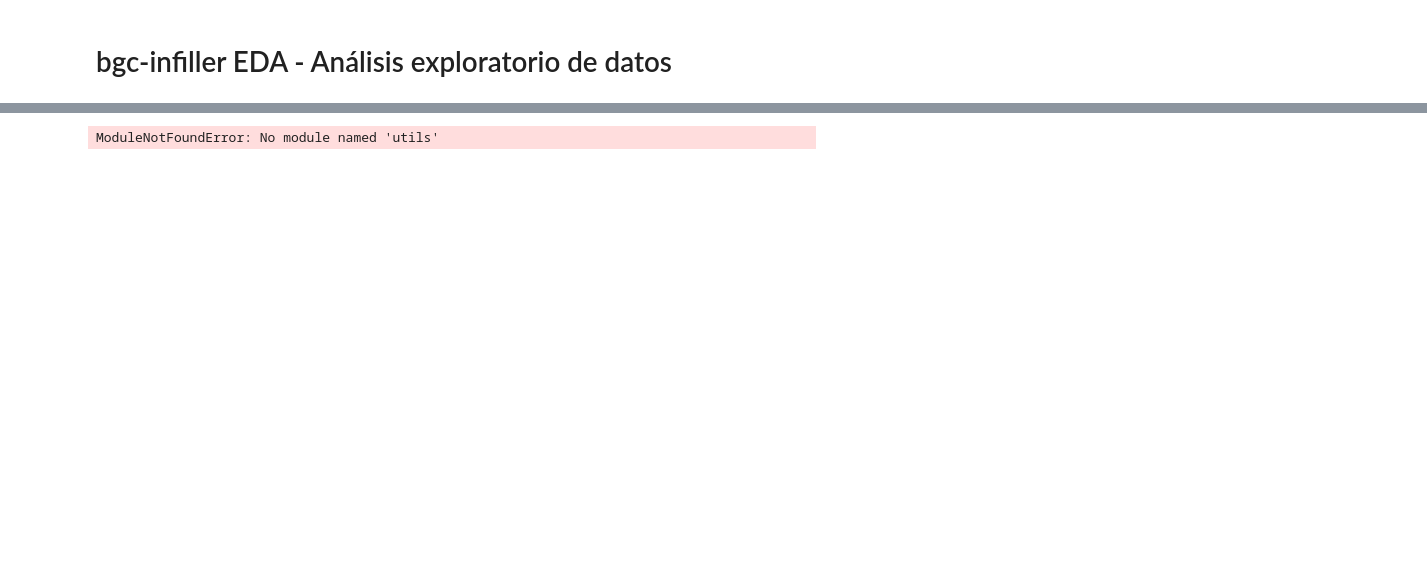
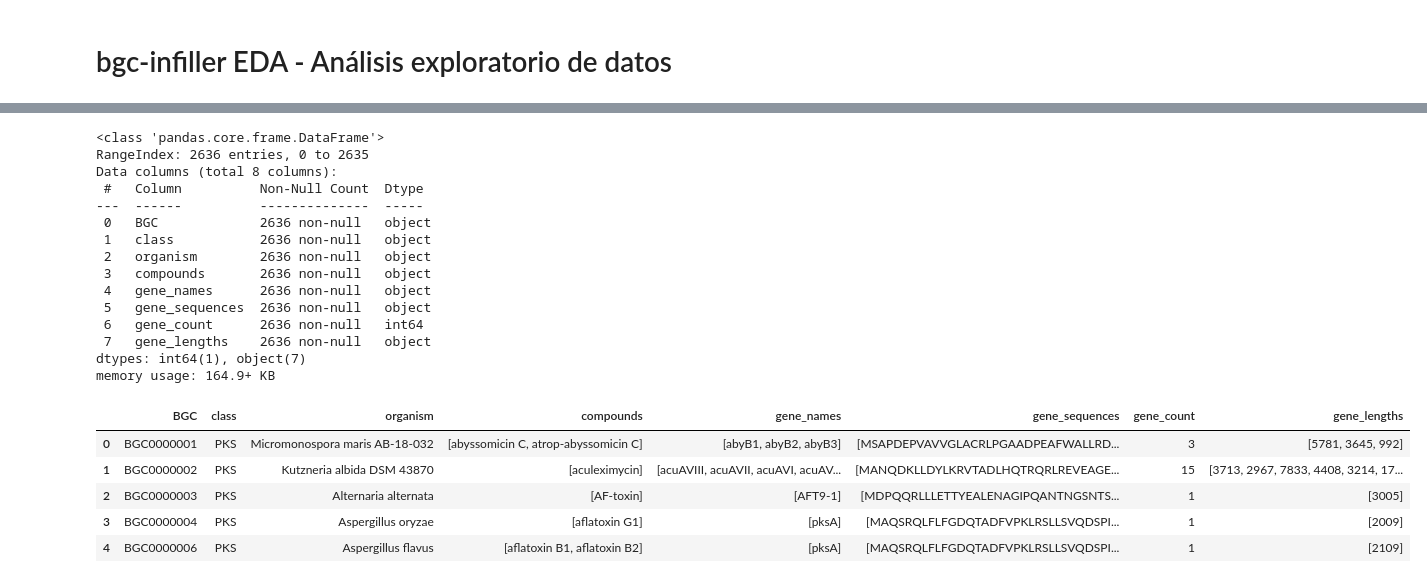
Before and after one commit to lm-jim/bgc-infiller, a Jupyter notebook: notebooks/eda.ipynb, the cells around one changed output, grey strips where cells are left out. Cells and saved outputs as stored; diff of their text form; code cells hidden in the pictures; blank space fills up the shorter version.

```diff
--- a/notebooks/eda.ipynb
+++ b/notebooks/eda.ipynb
@@ -3,11 +7,32 @@
 # %%
-import pandas as pd
-from utils import read_bgcs_from_csv
-
-df = read_bgcs_from_csv('../data/BGC_Data.csv')
+from src import utils
+df = utils.read_bgcs_from_csv('./data/formatted_bgc_data.csv')
 
 df['gene_count'] = df['gene_names'].apply(len)
 df['gene_lengths'] = df['gene_sequences'].apply(lambda seqs: [len(seq) for seq in seqs])
-df
+df.info()
+df.describe()
+df.shape
+df.head()
 # %% [output]
-ModuleNotFoundError: No module named 'utils'
+<class 'pandas.core.frame.DataFrame'>
+RangeIndex: 2636 entries, 0 to 2635
+Data columns (total 8 columns):
+ #   Column          Non-Null Count  Dtype
+---  ------          --------------  -----
+ 0   BGC             2636 non-null   object
+ 1   class           2636 non-null   object
+ 2   organism        2636 non-null   object
+ 3   compounds       2636 non-null   object
+ 4   gene_names      2636 non-null   object
+ 5   gene_sequences  2636 non-null   object
+ 6   gene_count      2636 non-null   int64
+ 7   gene_lengths    2636 non-null   object
+dtypes: int64(1), object(7)
+memory usage: 164.9+ KB
+|  | BGC | class | organism | compounds | gene_names | gene_sequences | gene_count | gene_lengths |
+| 0 | BGC0000001 | PKS | Micromonospora maris AB-18-032 | [abyssomicin C, atrop-abyssomicin C] | [abyB1, abyB2, abyB3] | [MSAPDEPVAVVGLACRLPGAADPEAFWALLRD... | 3 | [5781, 3645, 992] |
+| 1 | BGC0000002 | PKS | Kutzneria albida DSM 43870 | [aculeximycin] | [acuAVIII, acuAVII, acuAVI, acuAV... | [MANQDKLLDYLKRVTADLHQTRQRLREVEAGE... | 15 | [3713, 2967, 7833, 4408, 3214, 17... |
+| 2 | BGC0000003 | PKS | Alternaria alternata | [AF-toxin] | [AFT9-1] | [MDPQQRLLLETTYEALENAGIPQANTNGSNTS... | 1 | [3005] |
+| 3 | BGC0000004 | PKS | Aspergillus oryzae | [aflatoxin G1] | [pksA] | [MAQSRQLFLFGDQTADFVPKLRSLLSVQDSPI... | 1 | [2009] |
+| 4 | BGC0000006 | PKS | Aspergillus flavus | [aflatoxin B1, aflatoxin B2] | [pksA] | [MAQSRQLFLFGDQTADFVPKLRSLLSVQDSPI... | 1 | [2109] |
```
Also changed, not shown: parts of 4 cells of this notebook, 5 other files.
